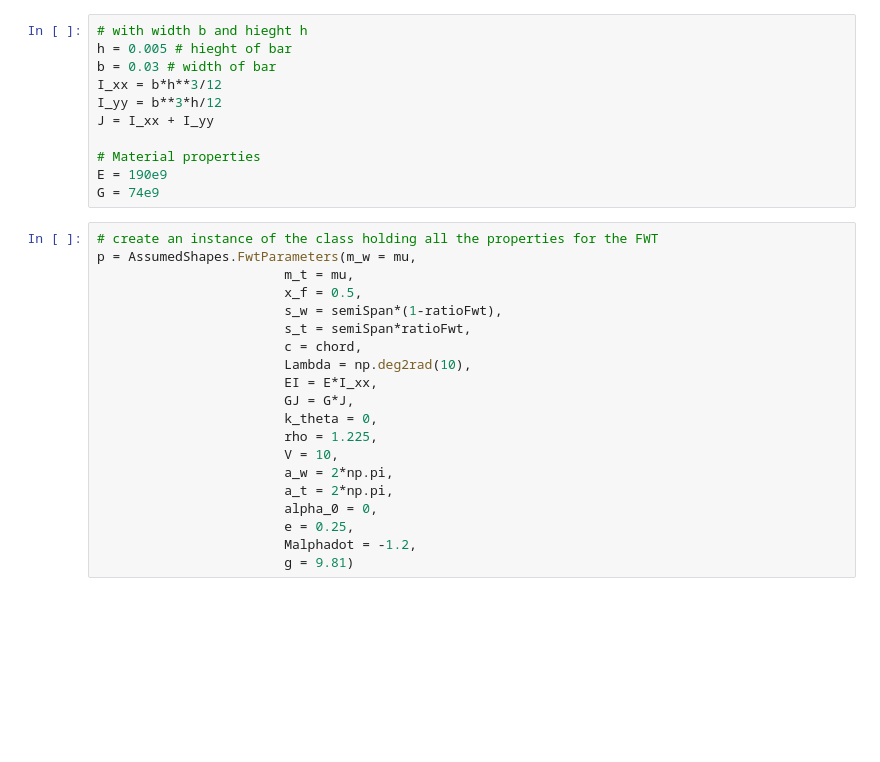
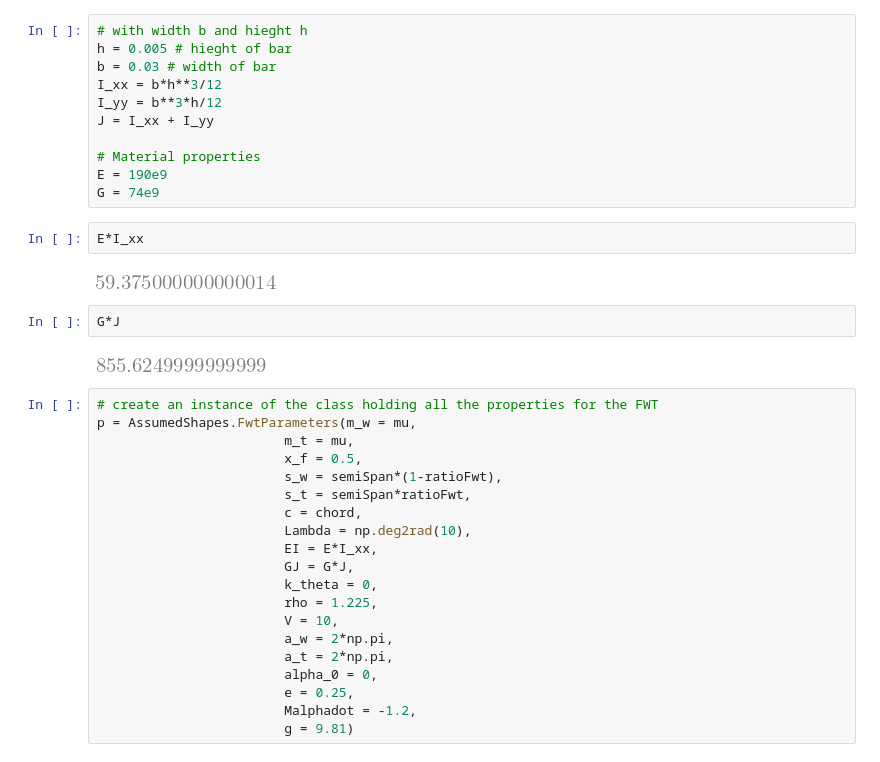
Before and after one commit to fh9g12/FwtModels, a Jupyter notebook: Workbooks/1_Assumed Shapes Modelling/4_AssumedShapes2Bending2Torsion.ipynb, the cells around one changed output. Saved outputs shown, nothing was run; the diff lists cells and outputs as text; blank space fills up the shorter version.

```diff
--- a/Workbooks/1_Assumed Shapes Modelling/4_AssumedShapes2Bending2Torsion.ipynb
+++ b/Workbooks/1_Assumed Shapes Modelling/4_AssumedShapes2Bending2Torsion.ipynb
@@ -35,6 +35,14 @@ J = I_xx + I_yy
 # Material properties
 E = 190e9
 G = 74e9
+# %%
+E*I_xx
+# %% [output]
+[figure, added]
+# %%
+G*J
+# %% [output]
+[figure, added]
 # %%
 # create an instance of the class holding all the properties for the FWT
 p = AssumedShapes.FwtParameters(m_w = mu,
```
Also changed, not shown: parts of 3 cells of this notebook, 10 other files.
